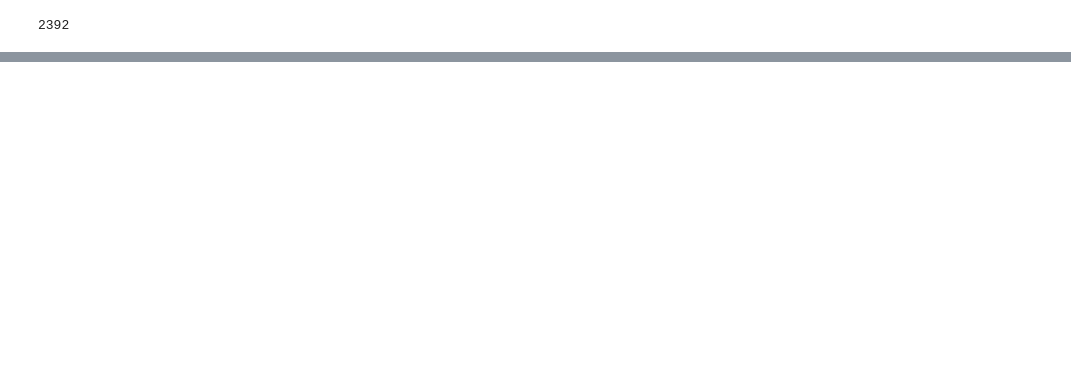
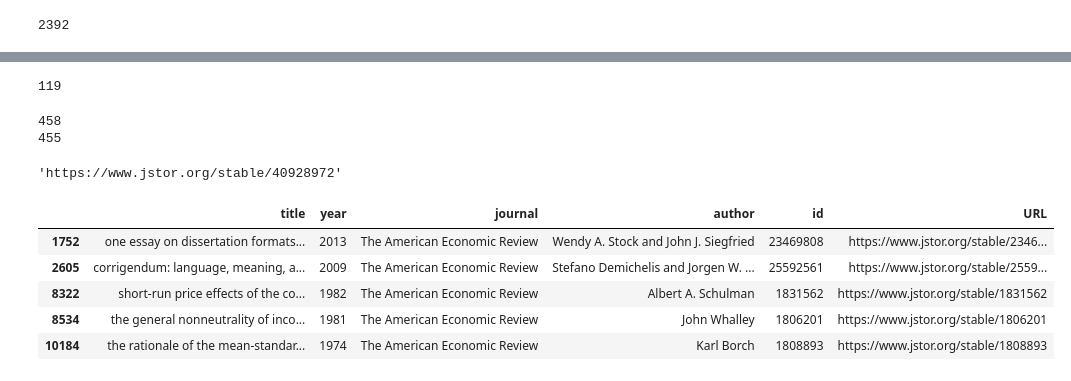
Before and after one commit to cogeorg/80YearsEconomicResearch, a Jupyter notebook: 020_author_names_recon/024_reshaping_auth_aff_meta.ipynb, the cells around one changed output, grey strips where cells are left out. Cells and saved outputs as stored; diff of their text form; code cells hidden in the pictures; blank space fills up the shorter version.

```diff
--- a/020_author_names_recon/024_reshaping_auth_aff_meta.ipynb
+++ b/020_author_names_recon/024_reshaping_auth_aff_meta.ipynb
@@ -161,0 +215,38 @@ proc_auths_auid.head()
+# %%
+# checking the processed auth, aff dictionary
+
+ic=[]
+nones=[]
+
+for i in proc_auths_all.keys():
+    if proc_auths_all[i]['content_type'] not in content:
+        continue
+    if proc_auths_all[i]['year']<1940:
+        continue
+
+    for j in proc_auths_all[i]["authors"].keys():
+    # print(i)
+    # print(proc_auths_all[i]["authors"][j]["resolution"])
+        if len(proc_auths_all[i]["authors"][j]['affs'])==0:
+            ic.append(i)
+        else:
+
+            for k in proc_auths_all[i]["authors"][j]['affs'].keys():
+                if proc_auths_all[i]["authors"][j]['affs'][k]['aff_main_final']=="none":
+                    nones.append(i)
+
+
+check=[] # checking if all in content URLs from jstor are in the expanded auth, aff df
+nan_author=[] # checking for rows with null authors in the expanded auth, aff df
+for i in j_data.index:
+    if (j_data.loc[i,"year"]>=1940) & (j_data.loc[i,"content_type"] in content):
+        try:
+            auth_count=len(j_data.loc[i,"author_split"])
+            # print(j_data.loc[i,"URL"])
+            if j_data.loc[i,"URL"] not in proc_auths_exp["url"].values:
+                check.append(j_data.loc[i,"URL"])
+        except:
+            # print(j_data.loc[i,"author_split"])
+            nan_author.append(j_data.loc[i,"URL"])
+            if j_data.loc[i,"URL"] in proc_auths_exp["url"].values:
+                print("null author entry")     # checks if null author urls made it into the expanded df
@@ -161,0 +259,22 @@ proc_auths_auid.head()
+# %%
+print(len(set(check))) # checking if all article URLs from jstor are in the expanded auth, aff df
+print(len(check))
+# %% [output]
+119
+# %%
+print(len(set(nan_author))) # checking how many nan authors we picked up in j_data for which content_type is set as Article, Rejoinder, Comment, Reply, 3 duplicate likely from scopus duplication. Must set j_data to take unique set or set up linking scopus_jstor df.
+print(len(nan_author))
+nan_author[0]
+# %% [output]
+458
+455
+'https://www.jstor.org/stable/40928972'
+# %%
+j_data[j_data["URL"].isin(check)][["title","year","journal","author", "id","URL"]].head()
+# %% [output]
+|  | title | year | journal | author | id | URL |
+| 1752 | one essay on dissertation formats... | 2013 | The American Economic Review | Wendy A. Stock and John J. Siegfried | 23469808 | https://www.jstor.org/stable/2346... |
+| 2605 | corrigendum: language, meaning, a... | 2009 | The American Economic Review | Stefano Demichelis and Jorgen W. ... | 25592561 | https://www.jstor.org/stable/2559... |
+| 8322 | short-run price effects of the co... | 1982 | The American Economic Review | Albert A. Schulman | 1831562 | https://www.jstor.org/stable/1831562 |
+| 8534 | the general nonneutrality of inco... | 1981 | The American Economic Review | John Whalley | 1806201 | https://www.jstor.org/stable/1806201 |
+| 10184 | the rationale of the mean-standar... | 1974 | The American Economic Review | Karl Borch | 1808893 | https://www.jstor.org/stable/1808893 |
```
Also changed, not shown: parts of 28 cells of this notebook, 2 other files.
